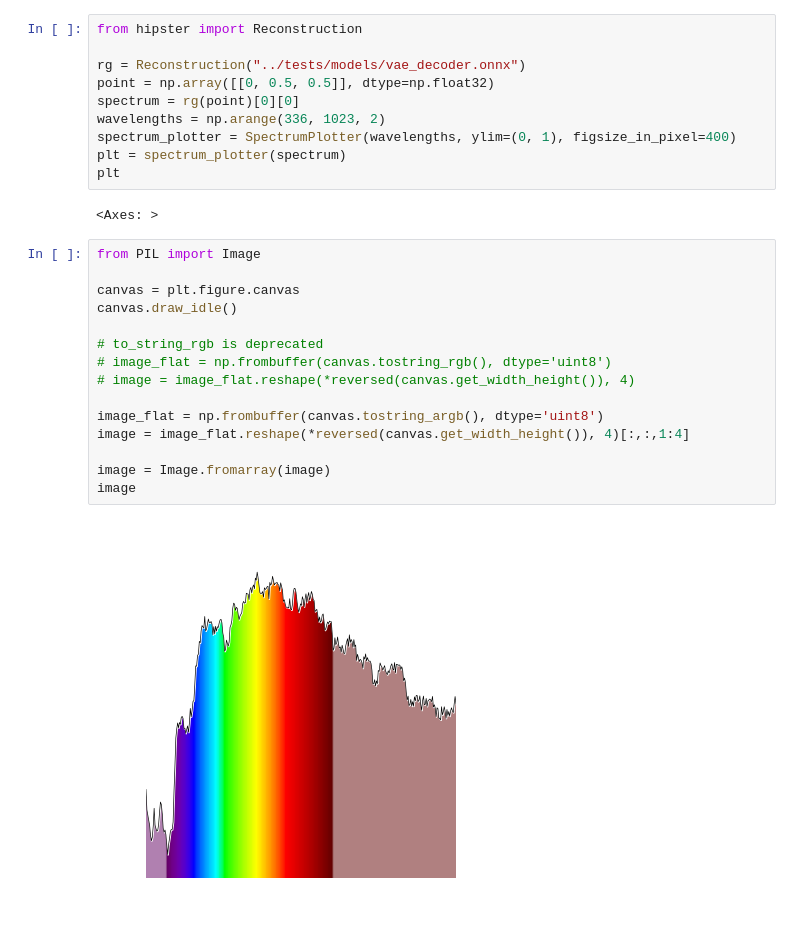
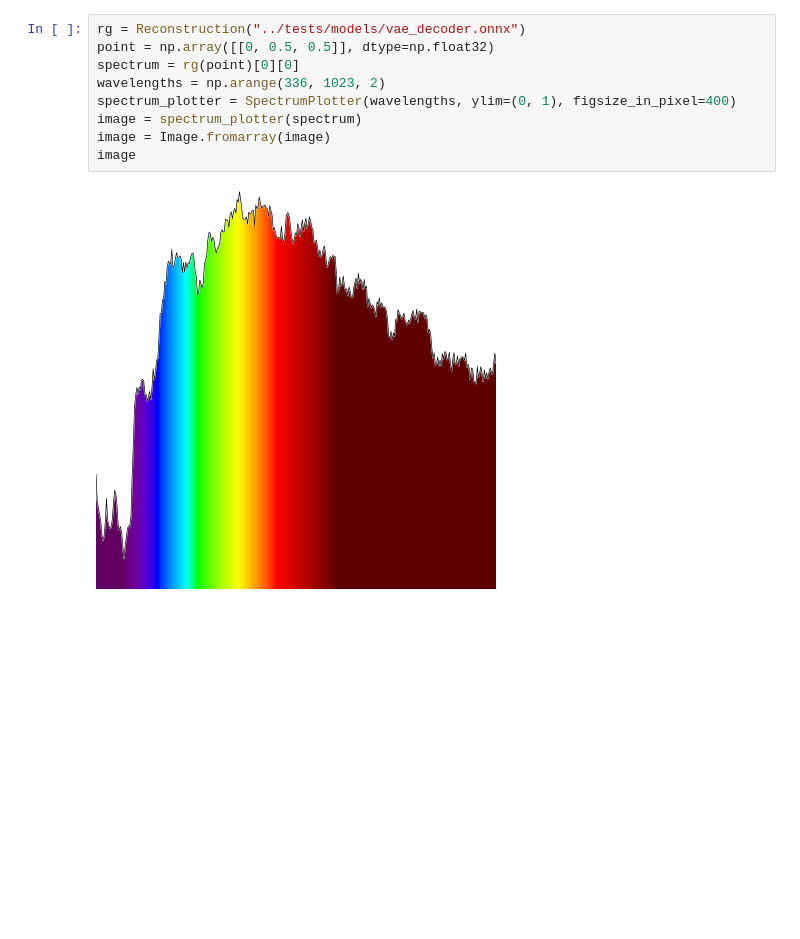
Before and after one commit to HITS-AIN/HiPSter, a Jupyter notebook: devel/spectrum_plotter.ipynb, the cells around one changed output. Saved outputs shown, nothing was run; the diff lists cells and outputs as text; blank space fills up the shorter version.

```diff
--- a/devel/spectrum_plotter.ipynb
+++ b/devel/spectrum_plotter.ipynb
@@ -12,30 +14,12 @@ plt
 # %%
-from hipster import Reconstruction
-
 rg = Reconstruction("../tests/models/vae_decoder.onnx")
 point = np.array([[0, 0.5, 0.5]], dtype=np.float32)
 spectrum = rg(point)[0][0]
 wavelengths = np.arange(336, 1023, 2)
 spectrum_plotter = SpectrumPlotter(wavelengths, ylim=(0, 1), figsize_in_pixel=400)
-plt = spectrum_plotter(spectrum)
-plt
+image = spectrum_plotter(spectrum)
+image = Image.fromarray(image)
+image
 # %% [output]
-<Axes: >
+[figure, added]
-# %%
-from PIL import Image
-
-canvas = plt.figure.canvas
-canvas.draw_idle()
-
-# to_string_rgb is deprecated
-# image_flat = np.frombuffer(canvas.tostring_rgb(), dtype='uint8')
-# image = image_flat.reshape(*reversed(canvas.get_width_height()), 4)
-
-image_flat = np.frombuffer(canvas.tostring_argb(), dtype='uint8')
-image = image_flat.reshape(*reversed(canvas.get_width_height()), 4)[:,:,1:4]
-
-image = Image.fromarray(image)
-image
-# %% [output]
-[figure, removed]
 # %%
```
Also changed, not shown: parts of 5 cells of this notebook, 3 other files.
